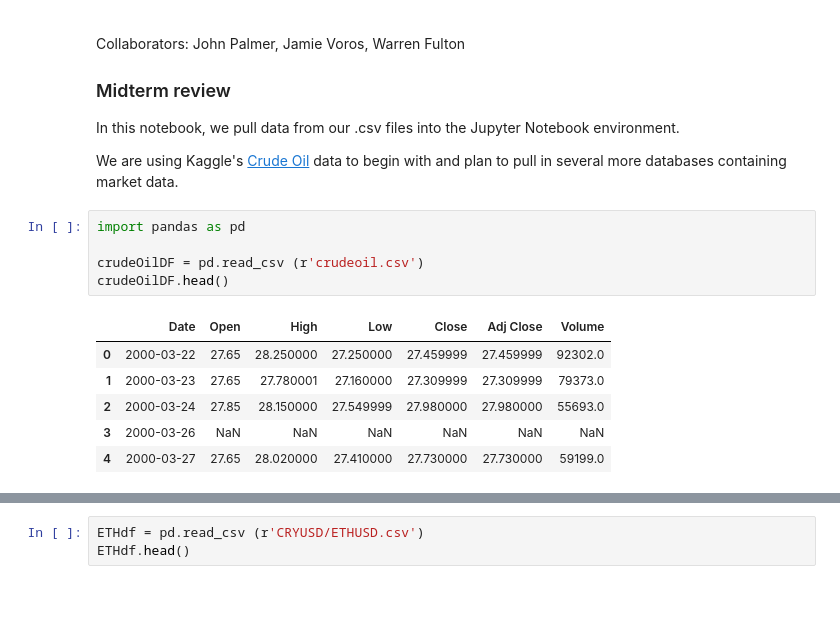
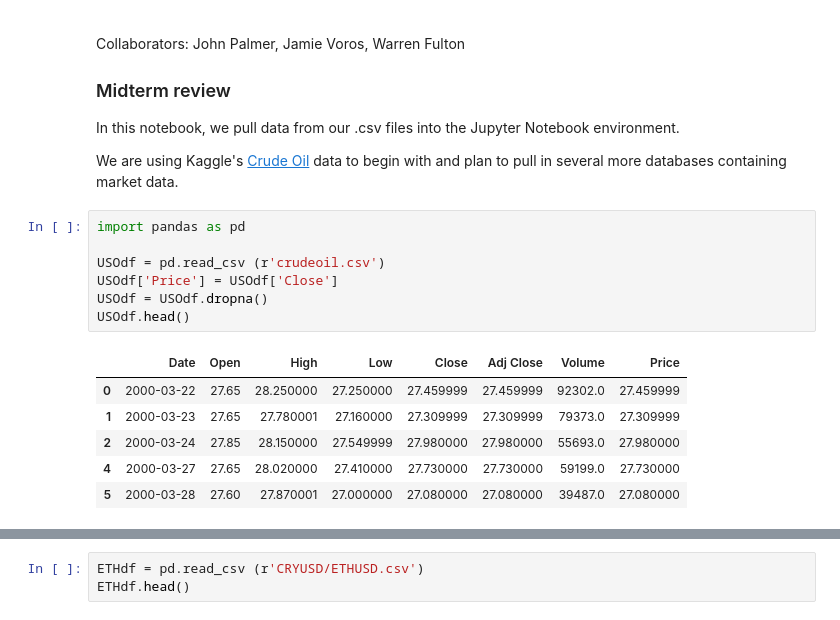
Before and after one commit to hamjamjam/Crypto, a Jupyter notebook: InitialAnalysis_jv_working.ipynb, the cells around one changed output, grey strips where cells are left out. Cells and saved outputs as stored; diff of their text form.

```diff
--- a/InitialAnalysis_jv_working.ipynb
+++ b/InitialAnalysis_jv_working.ipynb
@@ -11,12 +11,14 @@ We are using Kaggle's [Crude Oil](https://www.kaggle.com/awadhi123/crude-oil-sto
 # %%
 import pandas as pd
 
-crudeOilDF = pd.read_csv (r'crudeoil.csv')
-crudeOilDF.head()
+USOdf = pd.read_csv (r'crudeoil.csv')
+USOdf['Price'] = USOdf['Close']
+USOdf = USOdf.dropna()
+USOdf.head()
 # %% [output]
-|  | Date | Open | High | Low | Close | Adj Close | Volume |
-| 0 | 2000-03-22 | 27.65 | 28.250000 | 27.250000 | 27.459999 | 27.459999 | 92302.0 |
-| 1 | 2000-03-23 | 27.65 | 27.780001 | 27.160000 | 27.309999 | 27.309999 | 79373.0 |
-| 2 | 2000-03-24 | 27.85 | 28.150000 | 27.549999 | 27.980000 | 27.980000 | 55693.0 |
-| 3 | 2000-03-26 | NaN | NaN | NaN | NaN | NaN | NaN |
-| 4 | 2000-03-27 | 27.65 | 28.020000 | 27.410000 | 27.730000 | 27.730000 | 59199.0 |
+|  | Date | Open | High | Low | Close | Adj Close | Volume | Price |
+| 0 | 2000-03-22 | 27.65 | 28.250000 | 27.250000 | 27.459999 | 27.459999 | 92302.0 | 27.459999 |
+| 1 | 2000-03-23 | 27.65 | 27.780001 | 27.160000 | 27.309999 | 27.309999 | 79373.0 | 27.309999 |
+| 2 | 2000-03-24 | 27.85 | 28.150000 | 27.549999 | 27.980000 | 27.980000 | 55693.0 | 27.980000 |
+| 4 | 2000-03-27 | 27.65 | 28.020000 | 27.410000 | 27.730000 | 27.730000 | 59199.0 | 27.730000 |
+| 5 | 2000-03-28 | 27.60 | 27.870001 | 27.000000 | 27.080000 | 27.080000 | 39487.0 | 27.080000 |
```
Also changed, not shown: parts of 12 cells of this notebook.
